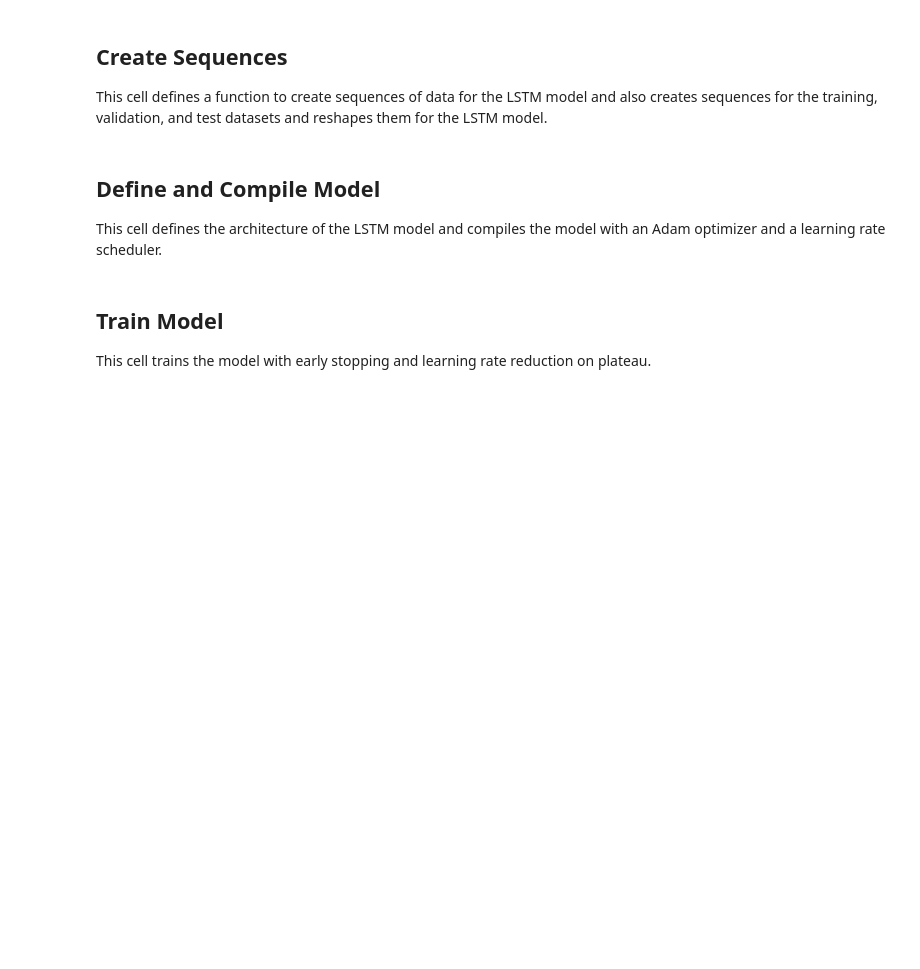
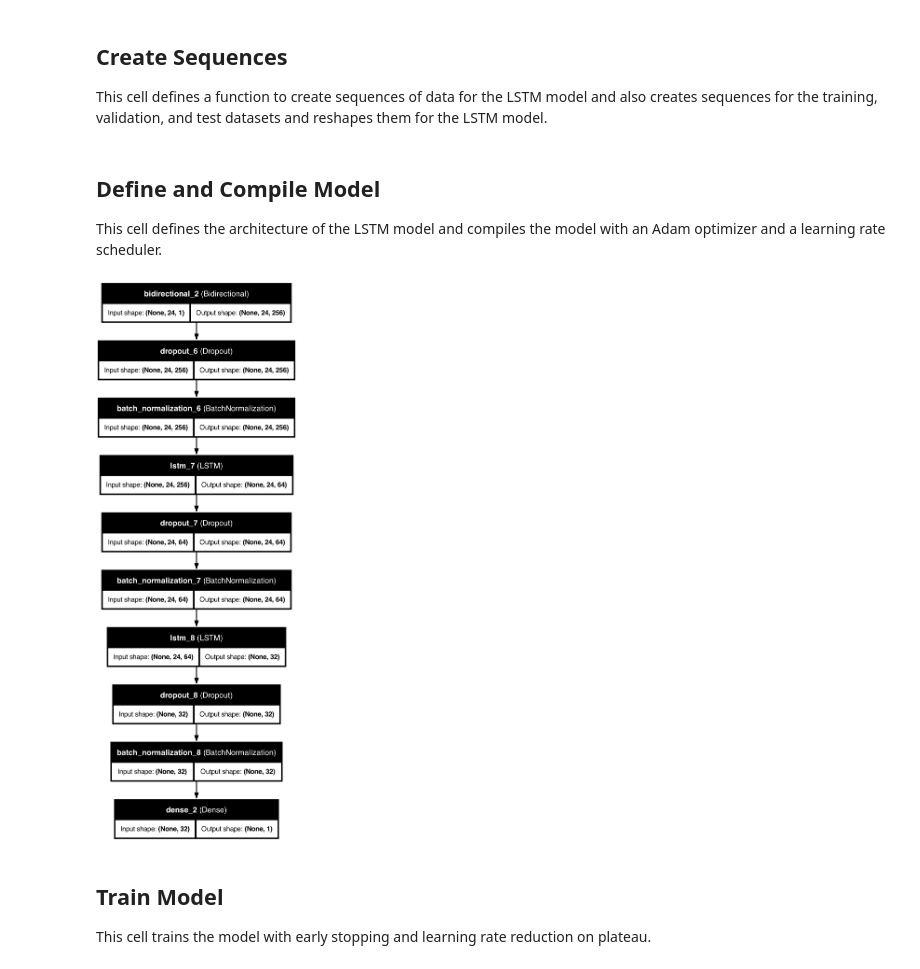
Before and after one commit to daffakurnia11/final-project-lstm, a Jupyter notebook: new-sensor1.ipynb, the cells around one changed output. Drawn from its saved outputs; the diff is of its cells as text; code cells hidden in the pictures; blank space fills up the shorter version.

Commit message:
feat: Create model architecture

```diff
--- a/new-sensor1.ipynb
+++ b/new-sensor1.ipynb
@@ -135,6 +137,12 @@ lr_schedule = ExponentialDecay(initial_learning_rate=1e-3, decay_steps=1000, dec
 optimizer = Adam(learning_rate=lr_schedule)
 
 model.compile(optimizer=optimizer, loss='mean_squared_error')
+# %%
+model.build(input_shape=(None, X_train.shape[1], 1))
+
+plot_model(model, to_file=f'{sensor_name}_model_architecture.png', show_shapes=True, show_layer_names=True)
+# %% [output]
+[figure, added]
 # %% [markdown]
 ## Train Model
 This cell trains the model with early stopping and learning rate reduction on plateau.
```
Also changed, not shown: parts of 1 cell of this notebook, 1 other file.
